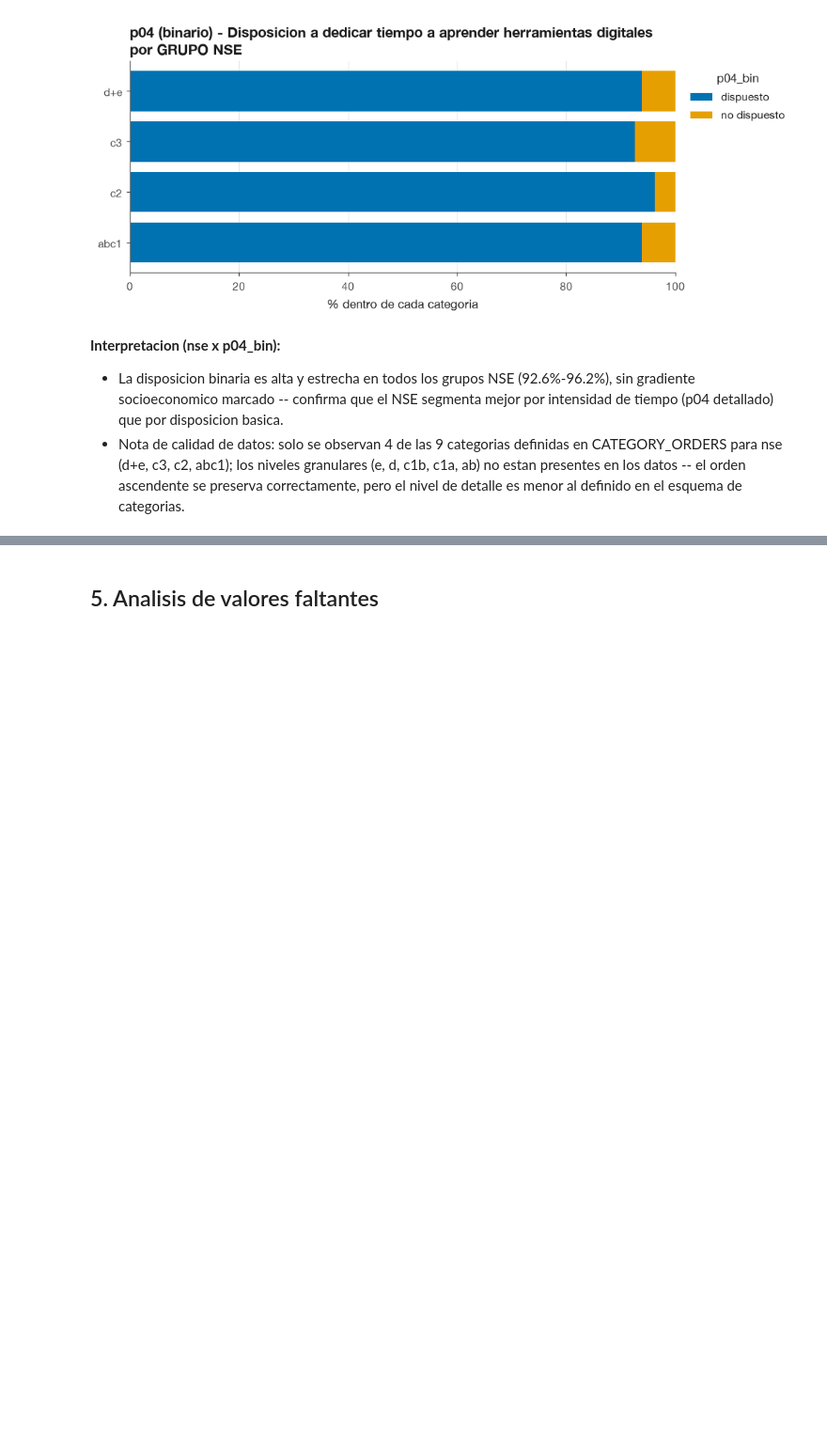
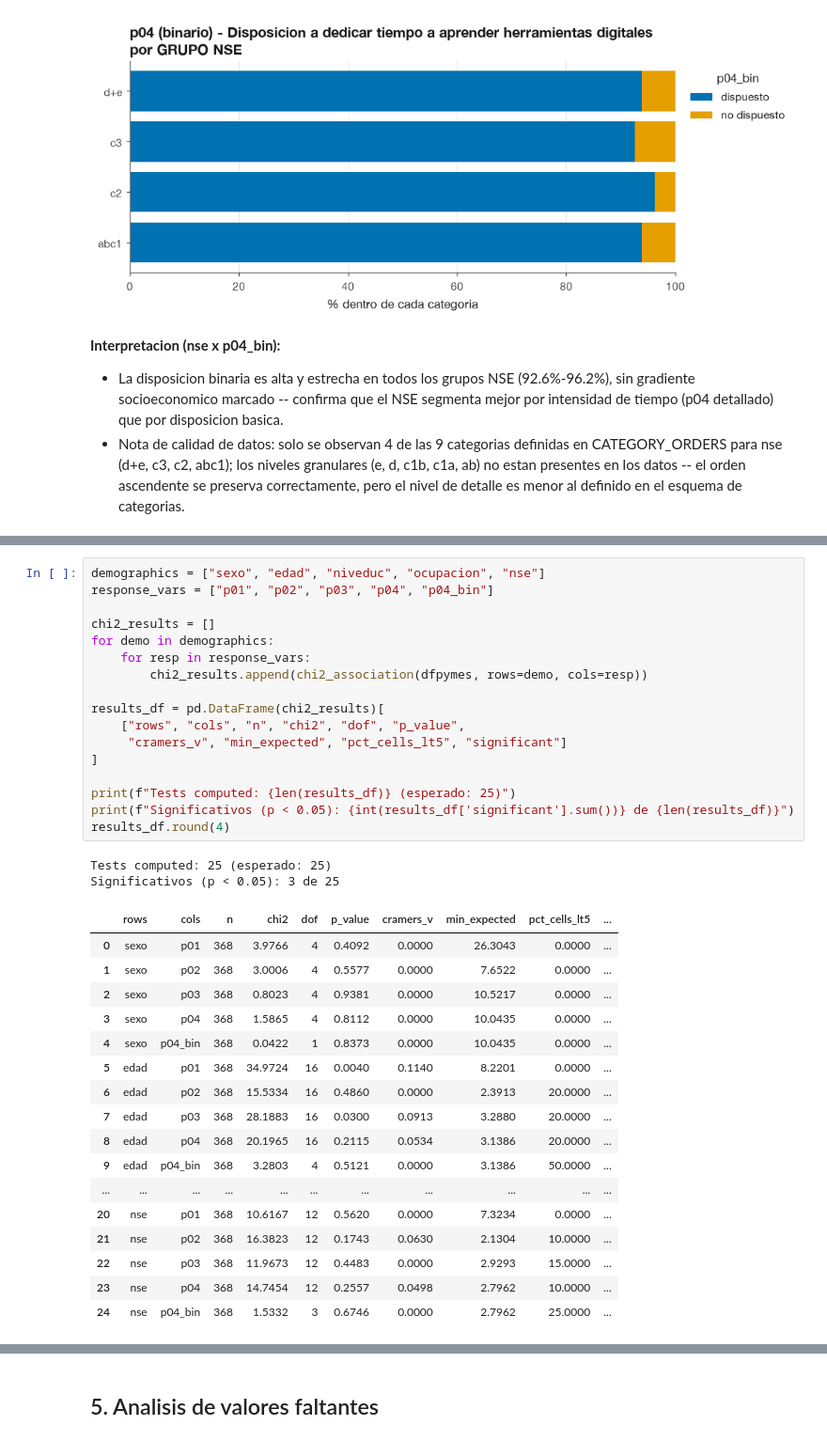
Before and after one commit to tomasleale/icd_ia, a Jupyter notebook: ia_icd_pymes_analysis.ipynb, the cells around one changed output, grey strips where cells are left out. Shown at 94% size. Drawn from its saved outputs; the diff is of its cells as text; blank space fills up the shorter version.

```diff
--- a/ia_icd_pymes_analysis.ipynb
+++ b/ia_icd_pymes_analysis.ipynb
@@ -1434,0 +1467,37 @@ plt.show()
+# %%
+demographics = ["sexo", "edad", "niveduc", "ocupacion", "nse"]
+response_vars = ["p01", "p02", "p03", "p04", "p04_bin"]
+
+chi2_results = []
+for demo in demographics:
+    for resp in response_vars:
+        chi2_results.append(chi2_association(dfpymes, rows=demo, cols=resp))
+
+results_df = pd.DataFrame(chi2_results)[
+    ["rows", "cols", "n", "chi2", "dof", "p_value",
+     "cramers_v", "min_expected", "pct_cells_lt5", "significant"]
+]
+
+print(f"Tests computed: {len(results_df)} (esperado: 25)")
+print(f"Significativos (p < 0.05): {int(results_df['significant'].sum())} de {len(results_df)}")
+results_df.round(4)
+# %% [output]
+Tests computed: 25 (esperado: 25)
+Significativos (p < 0.05): 3 de 25
+|  | rows | cols | n | chi2 | dof | p_value | cramers_v | min_expected | pct_cells_lt5 | ... |
+| 0 | sexo | p01 | 368 | 3.9766 | 4 | 0.4092 | 0.0000 | 26.3043 | 0.0000 | ... |
+| 1 | sexo | p02 | 368 | 3.0006 | 4 | 0.5577 | 0.0000 | 7.6522 | 0.0000 | ... |
+| 2 | sexo | p03 | 368 | 0.8023 | 4 | 0.9381 | 0.0000 | 10.5217 | 0.0000 | ... |
+| 3 | sexo | p04 | 368 | 1.5865 | 4 | 0.8112 | 0.0000 | 10.0435 | 0.0000 | ... |
+| 4 | sexo | p04_bin | 368 | 0.0422 | 1 | 0.8373 | 0.0000 | 10.0435 | 0.0000 | ... |
+| 5 | edad | p01 | 368 | 34.9724 | 16 | 0.0040 | 0.1140 | 8.2201 | 0.0000 | ... |
+| 6 | edad | p02 | 368 | 15.5334 | 16 | 0.4860 | 0.0000 | 2.3913 | 20.0000 | ... |
+| 7 | edad | p03 | 368 | 28.1883 | 16 | 0.0300 | 0.0913 | 3.2880 | 20.0000 | ... |
+| 8 | edad | p04 | 368 | 20.1965 | 16 | 0.2115 | 0.0534 | 3.1386 | 20.0000 | ... |
+| 9 | edad | p04_bin | 368 | 3.2803 | 4 | 0.5121 | 0.0000 | 3.1386 | 50.0000 | ... |
+| ... | ... | ... | ... | ... | ... | ... | ... | ... | ... | ... |
+| 20 | nse | p01 | 368 | 10.6167 | 12 | 0.5620 | 0.0000 | 7.3234 | 0.0000 | ... |
+| 21 | nse | p02 | 368 | 16.3823 | 12 | 0.1743 | 0.0630 | 2.1304 | 10.0000 | ... |
+| 22 | nse | p03 | 368 | 11.9673 | 12 | 0.4483 | 0.0000 | 2.9293 | 15.0000 | ... |
+| 23 | nse | p04 | 368 | 14.7454 | 12 | 0.2557 | 0.0498 | 2.7962 | 10.0000 | ... |
+| 24 | nse | p04_bin | 368 | 1.5332 | 3 | 0.6746 | 0.0000 | 2.7962 | 25.0000 | ... |
```
Also changed, not shown: parts of 14 cells of this notebook, 1 other file.
